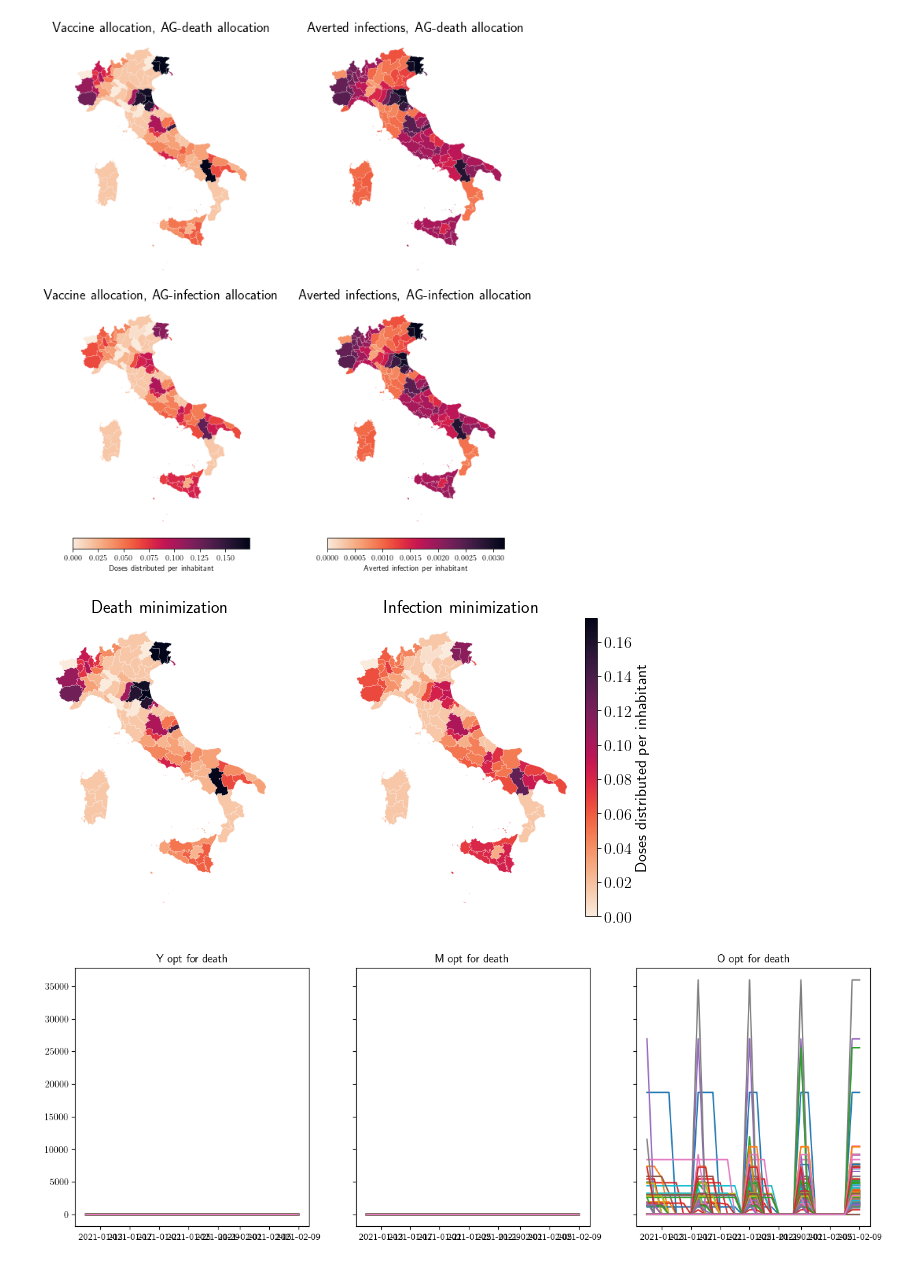
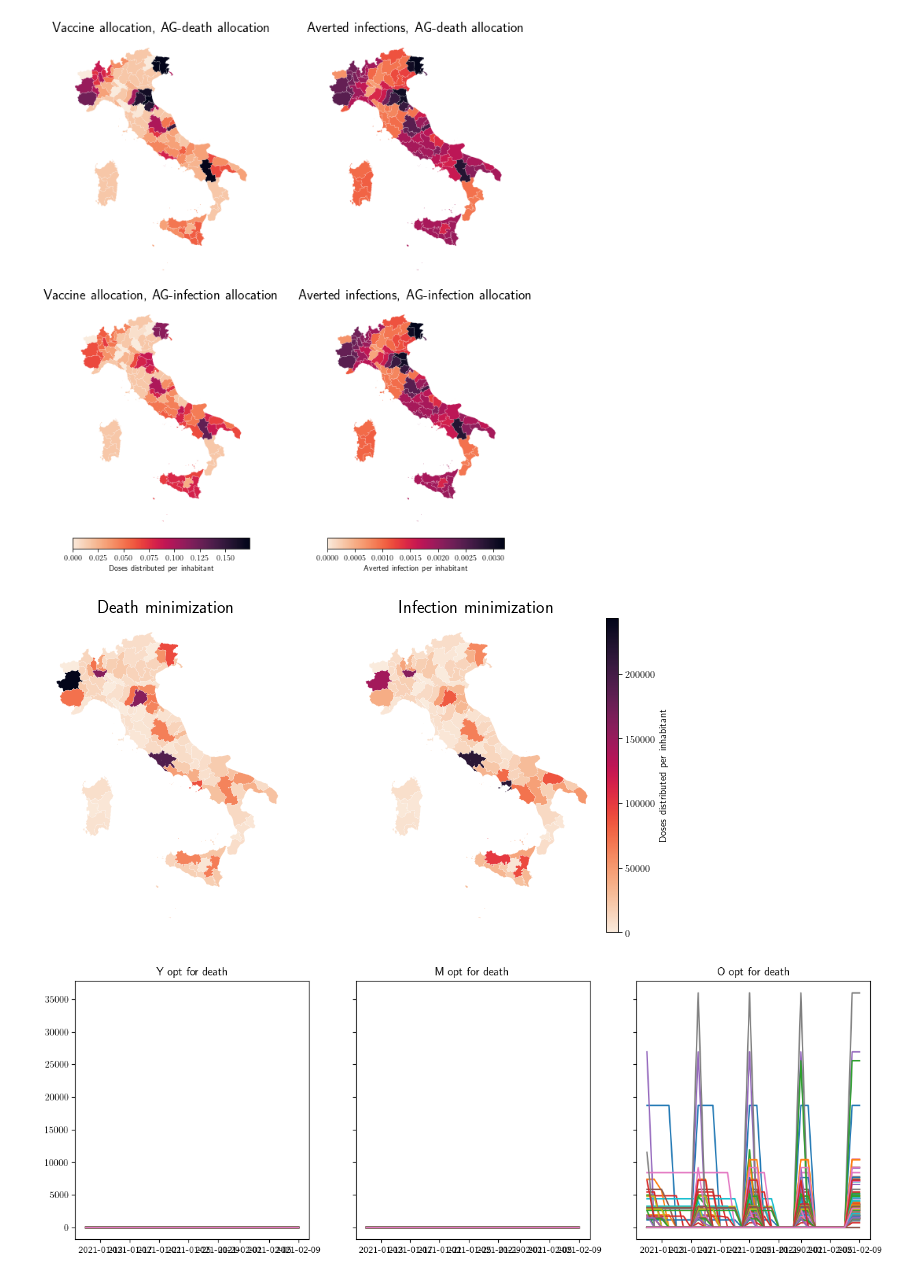
Before and after one commit to jcblemai/COVID-19_italy-vaccination-oc, a Jupyter notebook: analysis_opt-newFIG-AG.ipynb, the cells around one changed output. Saved outputs shown, nothing was run; the diff lists cells and outputs as text; code cells hidden in the pictures.

```diff
--- a/analysis_opt-newFIG-AG.ipynb
+++ b/analysis_opt-newFIG-AG.ipynb
@@ -154,10 +154,10 @@ from mpl_toolkits.axes_grid1 import make_axes_locatable
 
 res = {k:v for (k,v) in results.items() if 'NO' not in k}
 
-plt_infos = {'total_vacc_pop':
+plt_infos = {'total_vacc':
              {'legend':'Doses distributed per inhabitant',
               'title': 'Vaccine allocation',
-               'vmax': max([max(rs['total_vacc_pop']) for met, rs in res.items()]),
+               'vmax': max([max(rs['total_vacc']) for met, rs in res.items()]),
                'vmin':0}}
 
 
@@ -166,34 +166,34 @@ for i, (met, rs) in enumerate(res.items()):
     for  colname, details in plt_infos.items():
         ax=axes.flat[i]
         divider = make_axes_locatable(ax)
         if i == 1:
             cax = divider.append_axes("right", size="5%", pad=0.1)
             mp = rs.plot(ax = ax, column=colname,
                          cmap='rocket_r',
                          lw = .1,
                          edgecolor="white",
                          vmin = details['vmin'],
                          vmax = details['vmax'],
                          cax = cax,
                          legend=True,
                          legend_kwds={'label': details['legend'],     'orientation': "vertical"}
                         )
         else:
             mp = rs.plot(ax = ax, column=colname,
              cmap='rocket_r',
              lw = .1,
              edgecolor="white",
              vmin = details['vmin'],
              vmax = details['vmax'],
              legend=False
             )
 
         ax.set_title(f"{met.split('-')[-1].capitalize()} minimization", fontsize=18) # details['title'] +
         ax.axis('off')
 fig.tight_layout()
 fig.savefig('figures/map_ag.pdf')
 # %% [output]
-[figure, old version]
+[figure, new version]
 # %%
 md = pd.read_csv(files_n['AG'], index_col= 'date', parse_dates=True)
 # %%
```
Also changed, not shown: parts of 3 cells of this notebook, 4 other files.
